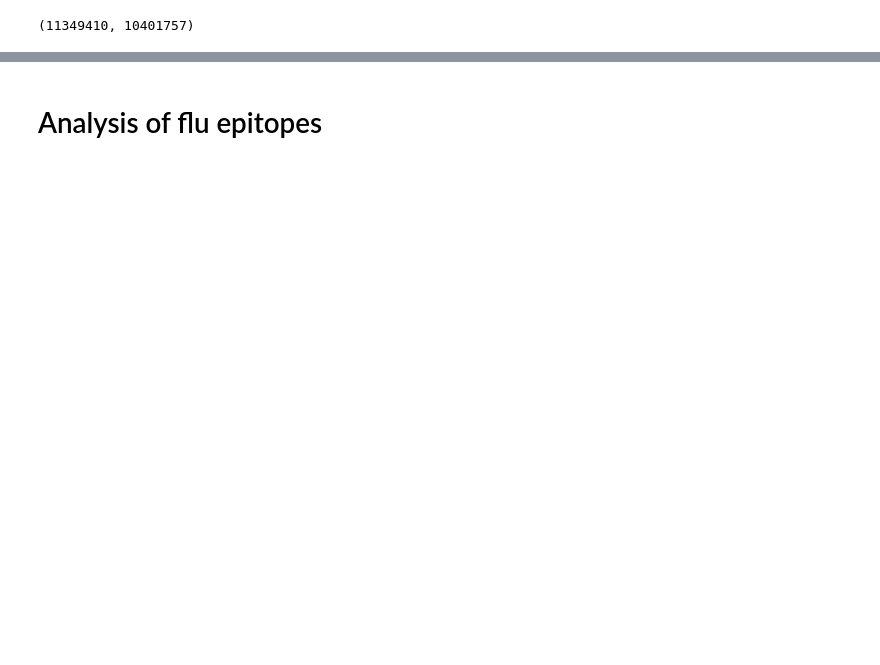
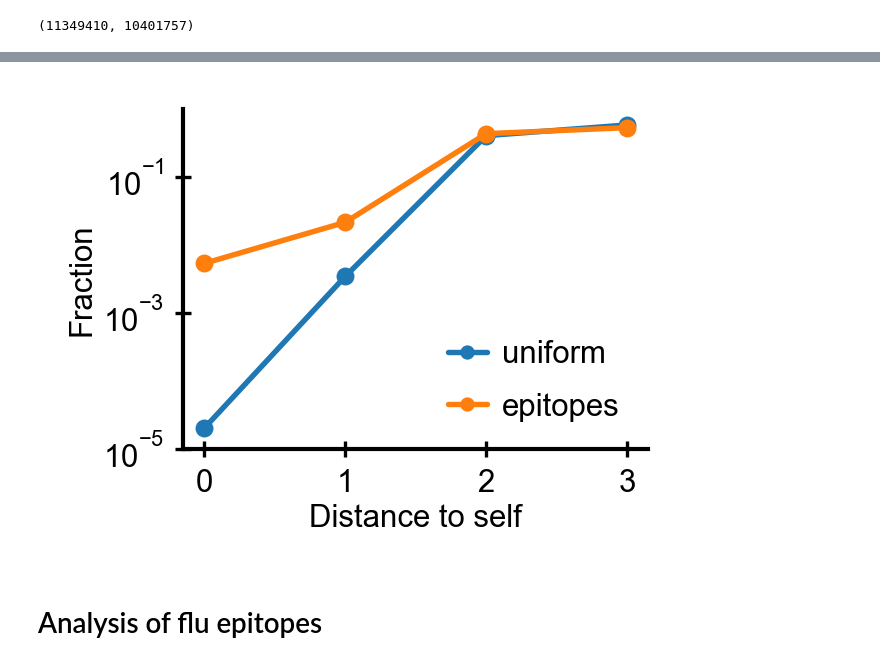
Before and after one commit to andim/peptidome, a Jupyter notebook: code/nndist/nn_analysis.ipynb, the cells around one changed output, grey strips where cells are left out. Cells and saved outputs as stored; diff of their text form; code cells hidden in the pictures; blank space fills up the shorter version.

Commit message:
more detailed nearest neighbor analysis

```diff
--- a/code/nndist/nn_analysis.ipynb
+++ b/code/nndist/nn_analysis.ipynb
@@ -257,3 +304,29 @@ autoimmune
+# %%
+def nndist_probability(k, N):
+    K = 20**k
+    d = np.arange(0, k+1)
+    Nc = lambda d: 19**d * falling_factorial(k, d+1)
+    Ncs = Nc(d)
+    cumulative = [0]
+    cumulative.extend(1-np.exp(-np.cumsum(Ncs)*N/K))
+    p = np.diff(cumulative)
+    return d, p
+# %%
+fig, ax = plt.subplots(figsize=(2, 1.5))
+N = len(human9)
+k = 9
+d, p = nndist_probability(k, N)
+ax.plot(d[:4], [p[0], p[1], p[2], np.sum(p[3:])], '-o', label='uniform')
+ax.plot(range(4), ns/np.sum(ns), '-o', label='epitopes')
+#ax.plot([0, 1], [pptri*N, ntri*N], '-o')
+ax.set_ylim(1e-5, 1)
+ax.legend()
+ax.set_yscale('log')
+ax.set_ylabel('Fraction')
+ax.set_xlabel('Distance to self')
+fig.savefig('neighbors.png')
+# %% [output]
+[figure, added]
 # %% [markdown]
 # Analysis of flu epitopes
 # %%
```
Also changed, not shown: parts of 39 cells of this notebook, 3 other files.
